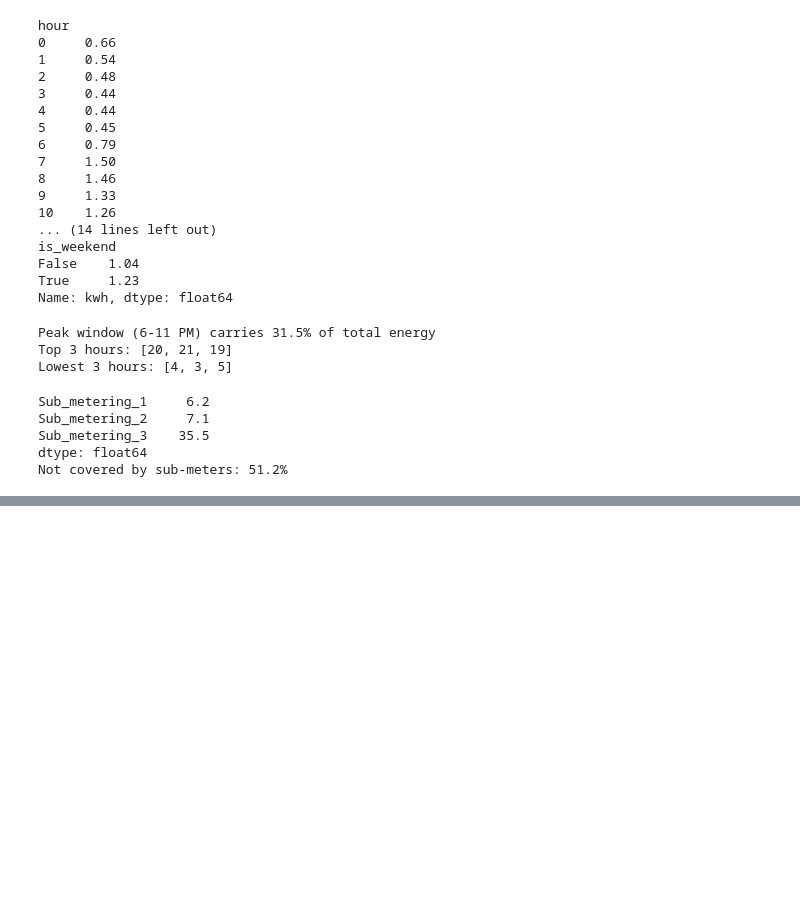
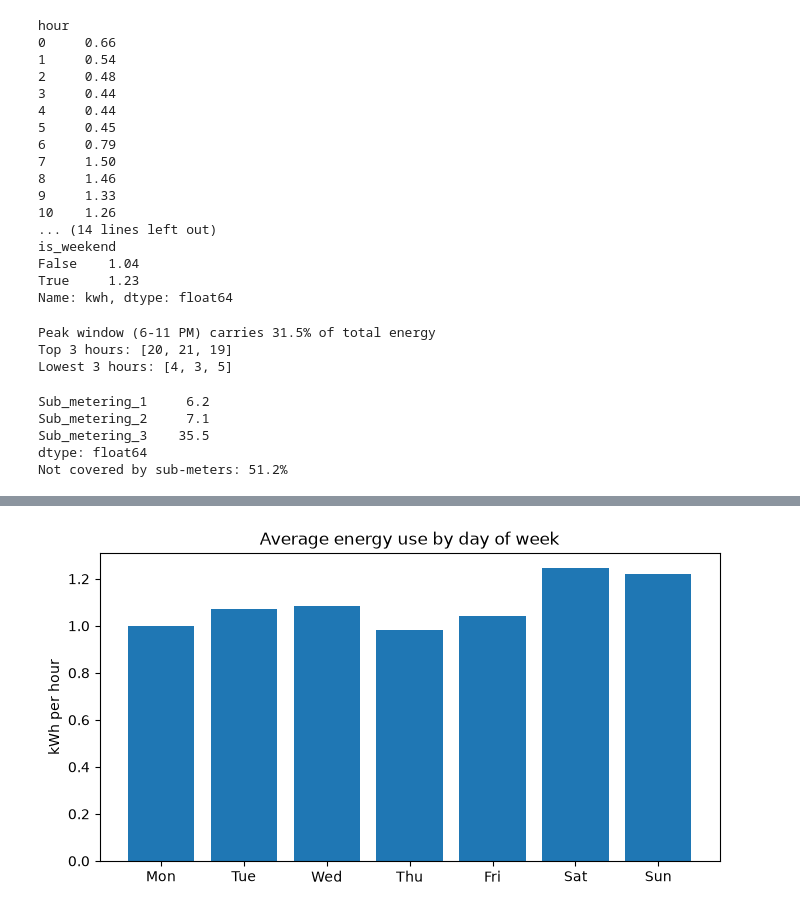
Before and after one commit to aditya-singh-dev1/Energy-Analysis1, a Jupyter notebook: analysis.ipynb, the cells around one changed output, grey strips where cells are left out. Saved outputs shown, nothing was run; the diff lists cells and outputs as text; code cells hidden in the pictures; blank space fills up the shorter version.

```diff
--- a/analysis.ipynb
+++ b/analysis.ipynb
@@ -152,0 +177,10 @@ Not covered by sub-meters: 51.2%
+# %%
+days = ["Mon", "Tue", "Wed", "Thu", "Fri", "Sat", "Sun"]
+fig, ax = plt.subplots(figsize=(8, 4))
+ax.bar(days, by_weekday.values)
+ax.set_title("Average energy use by day of week")
+ax.set_ylabel("kWh per hour")
+plt.savefig("images/by_weekday.png", dpi=150, bbox_inches="tight")
+plt.show()
+# %% [output]
+[figure, added]
```
Also changed, not shown: parts of 4 cells of this notebook, 4 other files.
